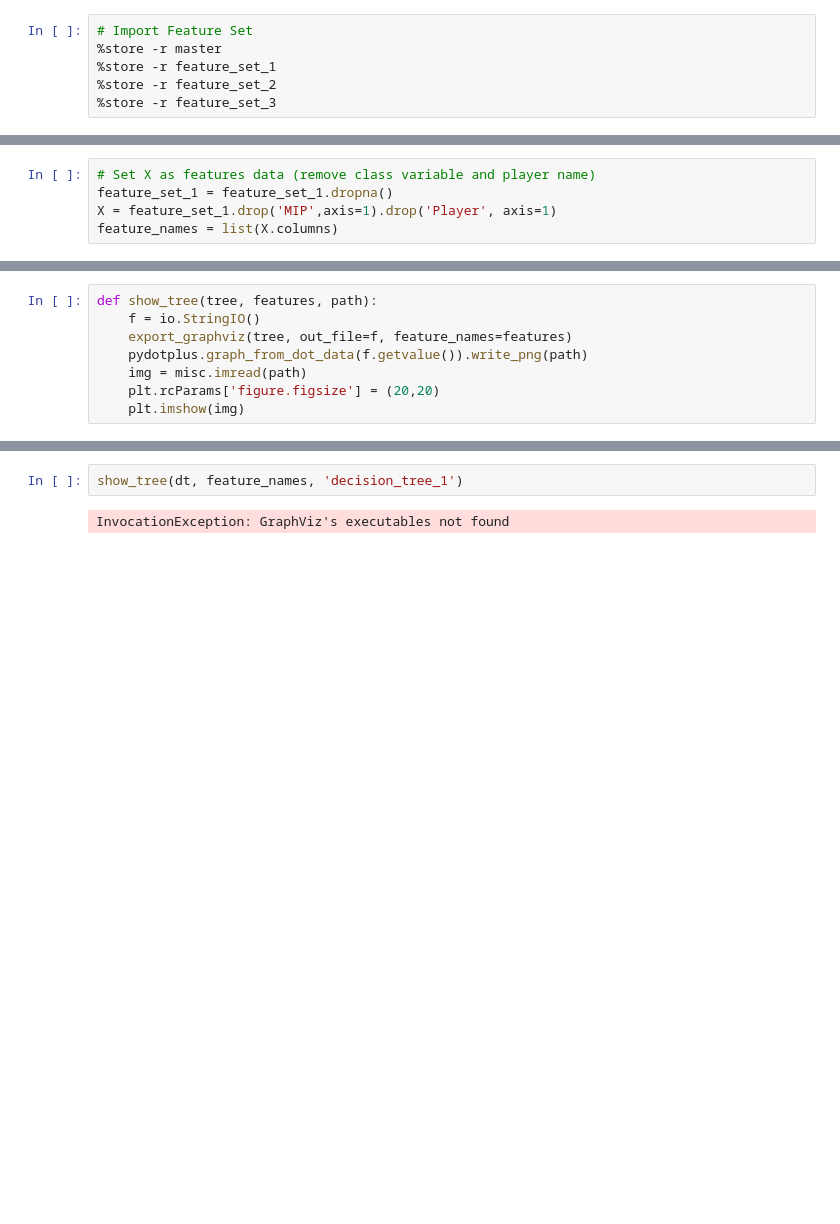
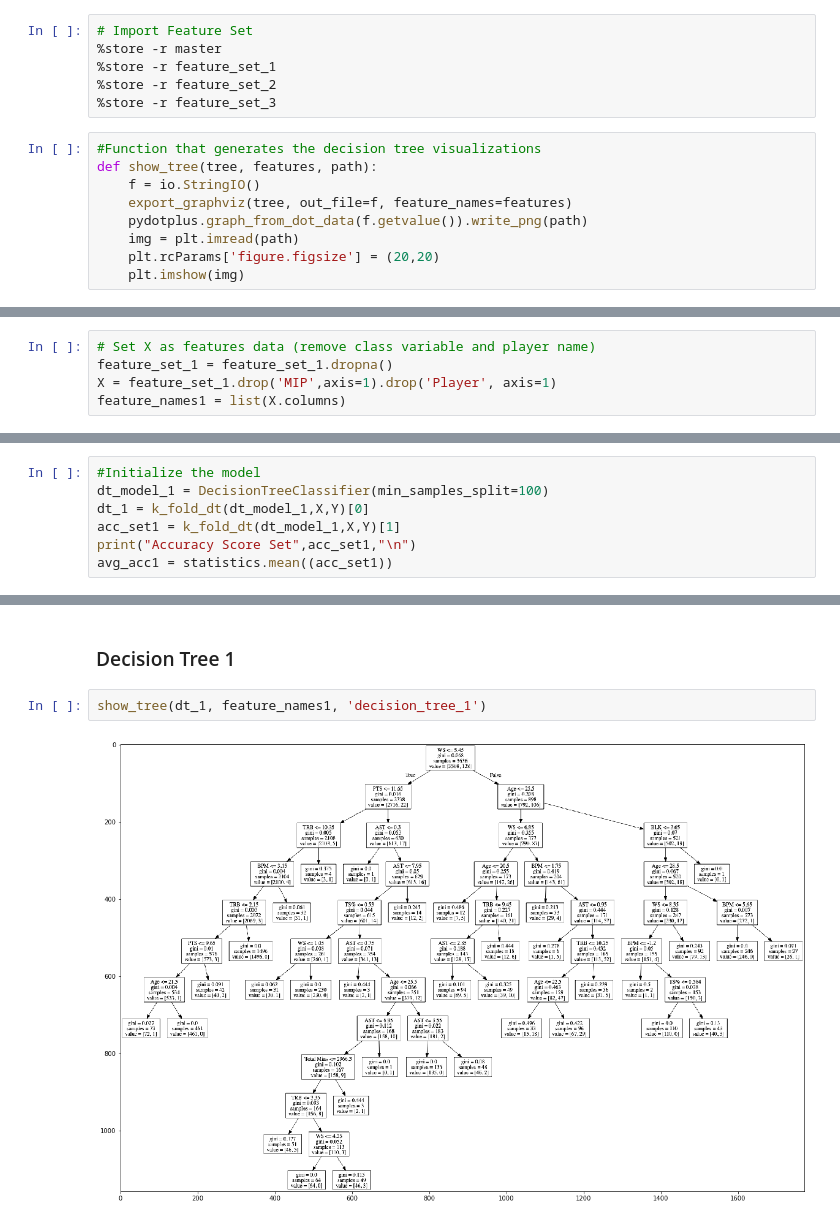
Before and after one commit to victoria-yining-huang/NBA-MIP, a Jupyter notebook: decision_trees.ipynb, the cells around one changed output, grey strips where cells are left out. Cells and saved outputs as stored; diff of their text form; blank space fills up the shorter version.

```diff
--- a/decision_trees.ipynb
+++ b/decision_trees.ipynb
@@ -24,3 +27,12 @@ from scipy import misc
 %store -r feature_set_1
 %store -r feature_set_2
 %store -r feature_set_3
+# %%
+#Function that generates the decision tree visualizations
+def show_tree(tree, features, path):
+    f = io.StringIO()
+    export_graphviz(tree, out_file=f, feature_names=features)
+    pydotplus.graph_from_dot_data(f.getvalue()).write_png(path)
+    img = plt.imread(path)
+    plt.rcParams['figure.figsize'] = (20,20)
+    plt.imshow(img)
@@ -30,5 +77,5 @@ from scipy import misc
 # Set X as features data (remove class variable and player name)
 feature_set_1 = feature_set_1.dropna()
 X = feature_set_1.drop('MIP',axis=1).drop('Player', axis=1)
-feature_names = list(X.columns)
+feature_names1 = list(X.columns)
 # %%
@@ -110,8 +84,7 @@ class_predictions
-# %%
-def show_tree(tree, features, path):
-    f = io.StringIO()
-    export_graphviz(tree, out_file=f, feature_names=features)
-    pydotplus.graph_from_dot_data(f.getvalue()).write_png(path)
-    img = misc.imread(path)
-    plt.rcParams['figure.figsize'] = (20,20)
-    plt.imshow(img)
+# %%
+#Initialize the model
+dt_model_1 = DecisionTreeClassifier(min_samples_split=100)
+dt_1 = k_fold_dt(dt_model_1,X,Y)[0]
+acc_set1 = k_fold_dt(dt_model_1,X,Y)[1]
+print("Accuracy Score Set",acc_set1,"\n")
+avg_acc1 = statistics.mean((acc_set1))
@@ -118,4 +109,6 @@ def show_tree(tree, features, path):
+# %% [markdown]
+### Decision Tree 1
 # %%
-show_tree(dt, feature_names, 'decision_tree_1')
+show_tree(dt_1, feature_names1, 'decision_tree_1')
 # %% [output]
-InvocationException: GraphViz's executables not found
+[figure, added]
```
Also changed, not shown: parts of 20 cells of this notebook, 2 other files.
